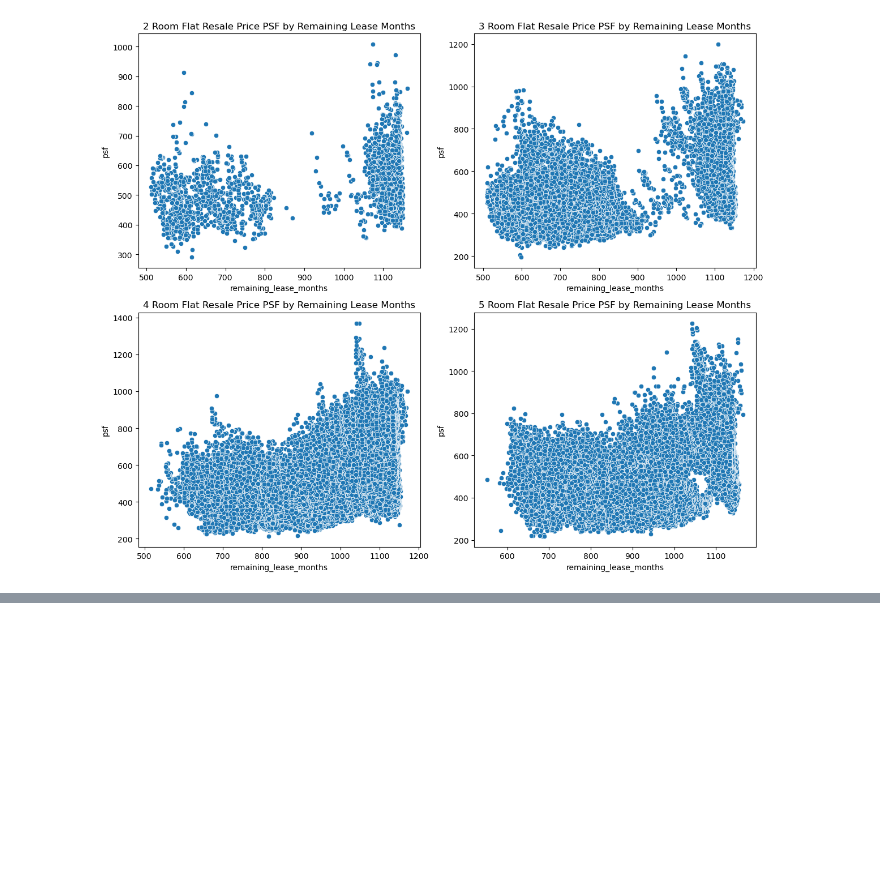
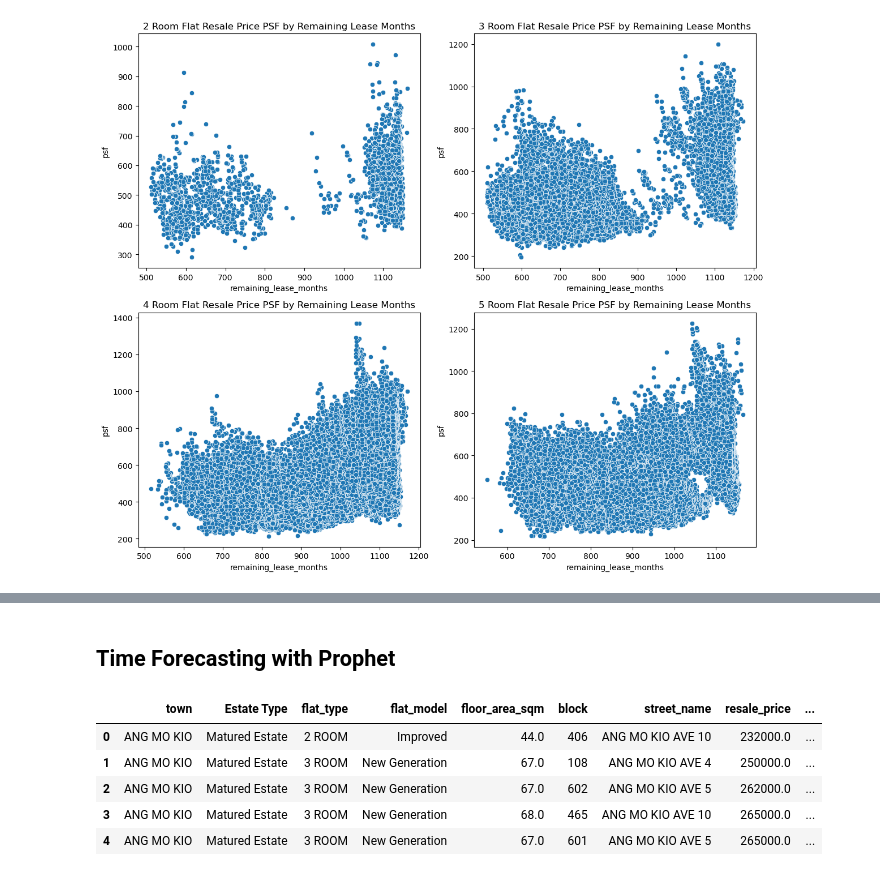
Before and after one commit to ezekielkoh/EDA-HDB-Resale-Prices, a Jupyter notebook: hdb_resale.ipynb, the cells around one changed output, grey strips where cells are left out. Saved outputs shown, nothing was run; the diff lists cells and outputs as text; code cells hidden in the pictures; blank space fills up the shorter version.

```diff
--- a/hdb_resale.ipynb
+++ b/hdb_resale.ipynb
@@ -562,0 +355,11 @@ print(test.head())
+# %% [markdown]
+## Time Forecasting with Prophet
+# %%
+df_filtered.head()
+# %% [output]
+|  | town | Estate Type | flat_type | flat_model | floor_area_sqm | block | street_name | resale_price | ... |
+| 0 | ANG MO KIO | Matured Estate | 2 ROOM | Improved | 44.0 | 406 | ANG MO KIO AVE 10 | 232000.0 | ... |
+| 1 | ANG MO KIO | Matured Estate | 3 ROOM | New Generation | 67.0 | 108 | ANG MO KIO AVE 4 | 250000.0 | ... |
+| 2 | ANG MO KIO | Matured Estate | 3 ROOM | New Generation | 67.0 | 602 | ANG MO KIO AVE 5 | 262000.0 | ... |
+| 3 | ANG MO KIO | Matured Estate | 3 ROOM | New Generation | 68.0 | 465 | ANG MO KIO AVE 10 | 265000.0 | ... |
+| 4 | ANG MO KIO | Matured Estate | 3 ROOM | New Generation | 67.0 | 601 | ANG MO KIO AVE 5 | 265000.0 | ... |
```
Also changed, not shown: parts of 47 cells of this notebook, 6 other files.
